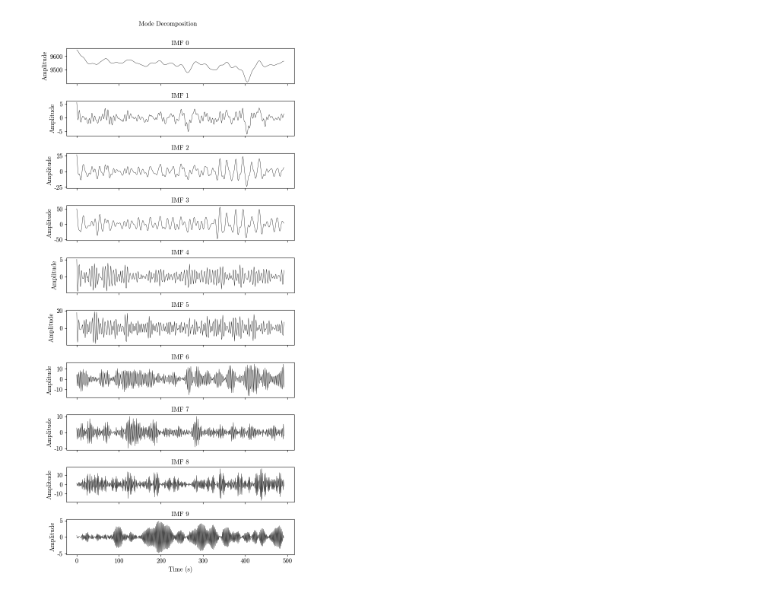
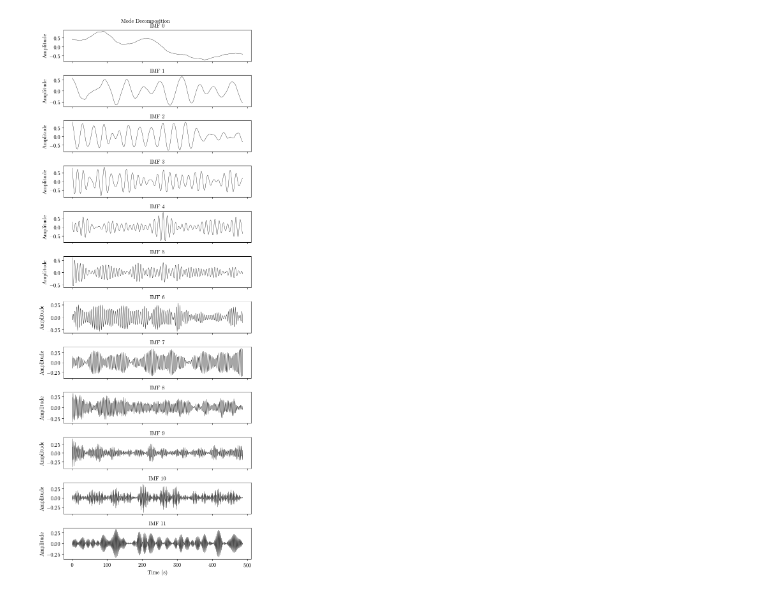
Before and after one commit to ipeglin/masters-thesis-supplementary, a Jupyter notebook: plotting/plot_mvmd_modes.ipynb, the cells around one changed output. Cells and saved outputs as stored; diff of their text form; code cells hidden in the pictures.

```diff
--- a/plotting/plot_mvmd_modes.ipynb
+++ b/plotting/plot_mvmd_modes.ipynb
@@ -13,10 +13,10 @@ import numpy as np
 import h5py
 # %%
 SUBJECT_ID = "sub-NDARINVAG388HJL"
-FILE_SUFFIX = "_task-hammerAP_run-01_space-MNI152NLin2009cAsym_res-2_desc-preproc_bold.h5"
+FILE_SUFFIX = "_task-restAP_run-01_space-MNI152NLin2009cAsym_res-2_desc-preproc_bold.h5"
 
-# FILE_DIR = Path("/cluster/work/ianpe/masters_thesis/preprocessing/tcp/parcellations") # IDUN
-FILE_DIR = Path("/Users/ipeglin/Documents/masters_thesis/preprocessing/tcp/parcellations") # LOCAL
+# FILE_DIR = Path("/cluster/work/ianpe/masters_thesis/bids_processed_consolidated_data") # IDUN
+FILE_DIR = Path("/Users/ipeglin/Documents/masters_thesis/bids_processed_consolidated_data") # LOCAL
 FILE_PATH = FILE_DIR / SUBJECT_ID / f"{SUBJECT_ID}{FILE_SUFFIX}"
 
 ROI_IDX = 2 # lAMY-rh
@@ -26,7 +25,6 @@ SAVE_DIR.mkdir(parents=True, exist_ok=True)
 # %%
 with h5py.File(FILE_PATH, 'r') as f:
-  mvmd_group = f['mvmd']
-  wb_group = mvmd_group['whole-band']
+  wb_group = f['04mvmd/full_run_std']
 
   num_iterations = wb_group.attrs.get("num_iterations", None)
 
@@ -41,35 +39,35 @@ import math
 # Set font size to 12 for LaTeX (no scaling issues if width is set to typical \linewidth)
 plt.rcParams.update({'font.size': 12})
 
 # plotting first ROI
 ROI_IDX = 0
 
 # Revert to 1 column to maximize the horizontal resolution limit of a standard page
 num_cols = 1
 num_rows = num_modes
 
 # A width of 7.0 inches is standard for \linewidth.
 # We reduce the height per plot slightly to avoid the figure becoming too tall overall.
 fig, ax = plt.subplots(num_rows, num_cols,
-# figsize(7.0, 1.5 * num_rows)
-, sharex=True)
+ figsize=(7.0, 1.5 * num_rows),
+ layout='tight',
+ sharex=True)
 
 # Ensure ax is an iterable array
 axes = np.atleast_1d(ax)
 
 fig.suptitle("Mode Decomposition")
 
 for i in range(num_modes):
     # Set traces to black, and make the line thinner (e.g., 0.5) to untangle high-frequency oscillations
     axes[i].plot(modes[i, ROI_IDX, :], color='k', linewidth=0.5)
     axes[i].set_ylabel("Amplitude")
     axes[i].set_title(f"IMF {i}")
 
 # Only set the x-label on the bottom-most plot
 axes[-1].set_xlabel("Time (s)")
 
 # Use tight_layout with padding to remove wedge margins while dodging the super title
-plt.tight_layout(rect=[0, 0, 1, 0.98])
-plt.savefig(SAVE_DIR / "timeseries_modes.pdf")
+plt.savefig(out_dir / "timeseries_modes.pdf")
 # %% [output]
-[figure, old version]
+[figure, new version]
```
Also changed, not shown: parts of 7 cells of this notebook, 3 other files.
